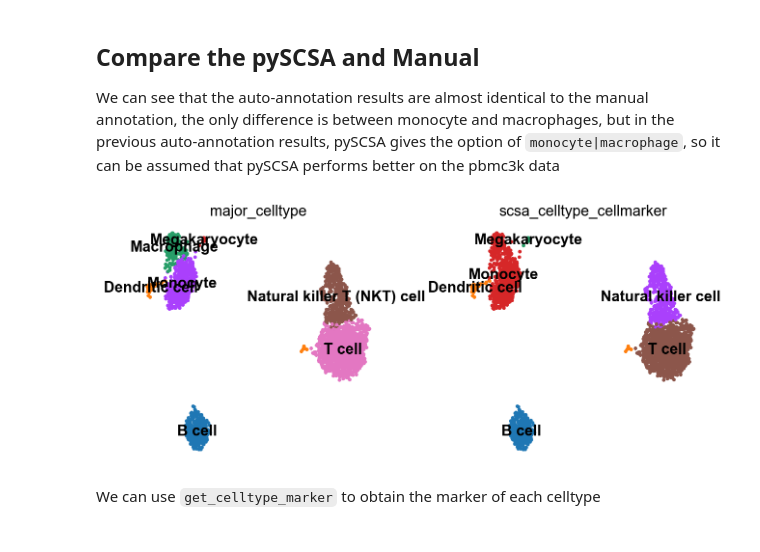
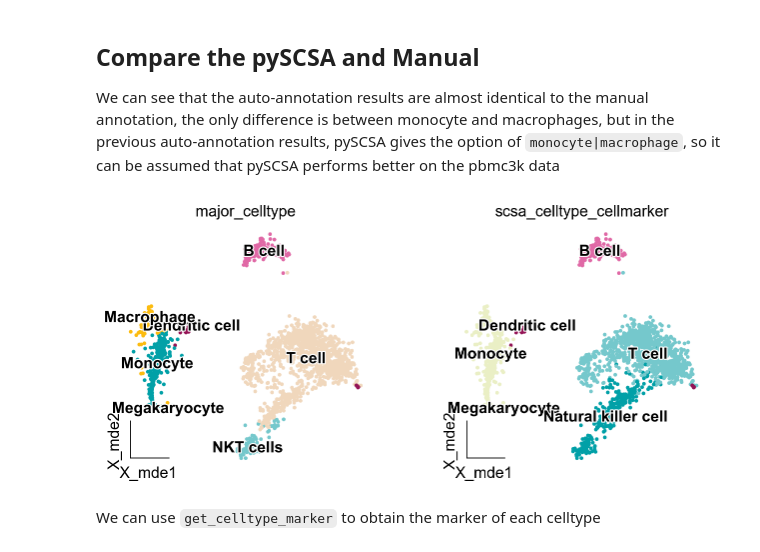
Before and after one commit to Starlitnightly/omicverse, a Jupyter notebook: omicverse_guide/docs/Tutorials-single/t_cellanno.ipynb, the cells around one changed output. Cells and saved outputs as stored; diff of their text form; code cells hidden in the pictures.

```diff
--- a/omicverse_guide/docs/Tutorials-single/t_cellanno.ipynb
+++ b/omicverse_guide/docs/Tutorials-single/t_cellanno.ipynb
@@ -194,0 +251,11 @@ sc.pl.umap(adata, color=['leiden','scsa_celltype_cellmarker','scsa_celltype_pang
+# %%
+#Randomly designate the first 1000 cells as group B and the rest as group A
+adata.obs['group']='A'
+adata.obs.loc[adata.obs.index[:1000],'group']='B'
+#Colored
+ov.utils.embedding(adata,
+                   basis='X_mde',
+                   color=['group'],
+                   frameon='small',legend_fontoutline=2,
+                   palette=ov.utils.red_color,
+                  )
@@ -264,10 +344,14 @@ ov.single.scanpy_cellanno_from_dict(adata,anno_dict=cluster2annotation,
 
 We can see that the auto-annotation results are almost identical to the manual annotation, the only difference is between monocyte and macrophages, but in the previous auto-annotation results, pySCSA gives the option of `monocyte|macrophage`, so it can be assumed that pySCSA performs better on the pbmc3k data
 # %%
-sc.pl.umap(adata, color=['major_celltype','scsa_celltype_cellmarker'],
-           legend_loc='on data', frameon=False)
+ov.utils.embedding(adata,
+                   basis='X_mde',
+                   color=['major_celltype','scsa_celltype_cellmarker'],
+                   legend_loc='on data', frameon='small',legend_fontoutline=2,
+                   palette=ov.utils.palette()[14:],
+                  )
 # %% [output]
-[figure, old version]
+[figure, new version]
 # %% [markdown]
 We can use `get_celltype_marker` to obtain the marker of each celltype
 # %%
```
Also changed, not shown: parts of 19 cells of this notebook, 1 other file.
